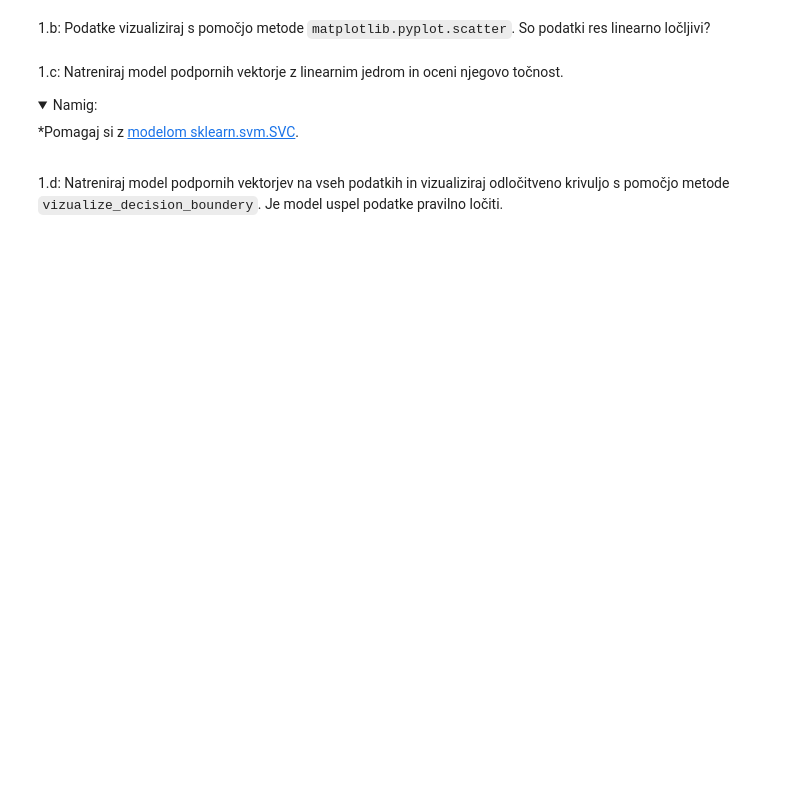
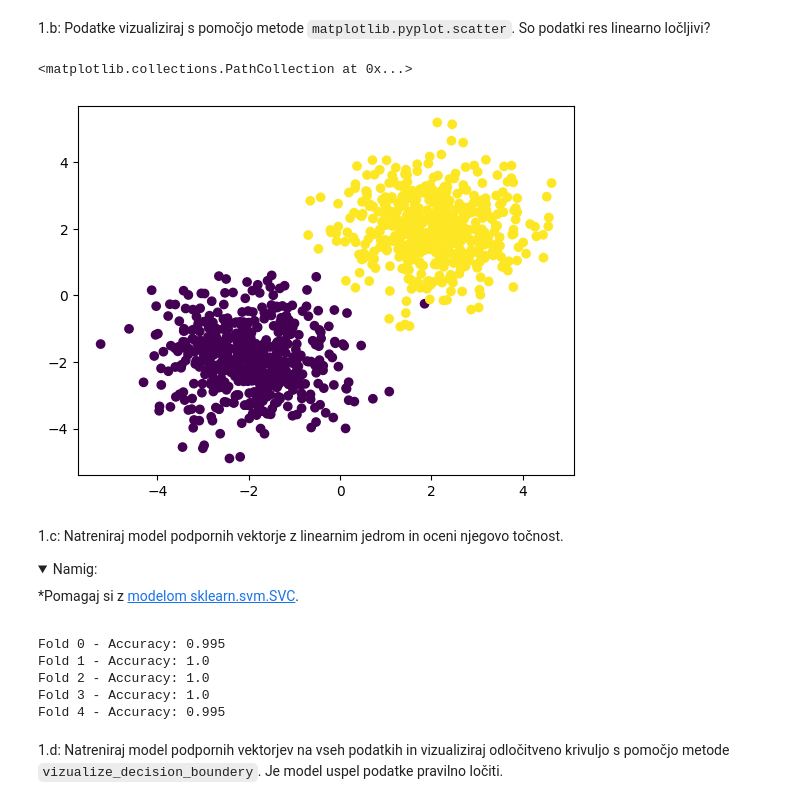
Before and after one commit to anejrozman/Machine-Learning-1, a Jupyter notebook: w5/vaje5.ipynb, the cells around one changed output. Cells and saved outputs as stored; diff of their text form; code cells hidden in the pictures; folded sections open; blank space fills up the shorter version.

```diff
--- a/w5/vaje5.ipynb
+++ b/w5/vaje5.ipynb
@@ -8,0 +10,9 @@ import matplotlib.pyplot as plt
+# %%
+np.random.seed(42)
+
+xCoord = np.concatenate([np.random.normal(-2, 1, 500), np.random.normal(2, 1, 500)])
+yCoord = np.concatenate([np.random.normal(-2, 1, 500), np.random.normal(2, 1, 500)])
+X = np.column_stack([xCoord, yCoord])
+y = np.concatenate([np.zeros(500), np.ones(500)])
+
+print(X)
@@ -9,5 +27,12 @@ import matplotlib.pyplot as plt
 # %% [markdown]
 1.b: Podatke vizualiziraj s pomočjo metode `matplotlib.pyplot.scatter`. So podatki res linearno ločljivi?
+# %%
+# Visualize data
+
+plt.scatter(x=xCoord, y=yCoord, c=y)
+# %% [output]
+<matplotlib.collections.PathCollection at 0x...>
+[figure, added]
 # %% [markdown]
 1.c: Natreniraj model podpornih vektorje z linearnim jedrom in oceni njegovo točnost.
 
@@ -17,6 +42,29 @@ import matplotlib.pyplot as plt
   *Pomagaj si z [modelom sklearn.svm.SVC](https://scikit-learn.org/stable/modules/generated/sklearn.svm.SVC.html).
 
 </details>
+# %%
+from sklearn.svm import SVC
+from sklearn.model_selection import KFold
+from sklearn.metrics import accuracy_score
+
+np.random.seed(42)
+
+# Create a support vector classifier
+svc = SVC(kernel='linear')
+
+# Train model and asses its accuracy with KFold
+kf = KFold(n_splits=5, shuffle=True)
+for i, (train_index, test_index) in enumerate(kf.split(X)):
+    X_train, X_test = X[train_index], X[test_index]
+    y_train, y_test = y[train_index], y[test_index]
+    svc.fit(X_train, y_train)
+    print(f'Fold {i} - Accuracy: {accuracy_score(y_test, svc.predict(X_test))}')
+# %% [output]
+Fold 0 - Accuracy: 0.995
+Fold 1 - Accuracy: 1.0
+Fold 2 - Accuracy: 1.0
+Fold 3 - Accuracy: 1.0
+Fold 4 - Accuracy: 0.995
 # %% [markdown]
 1.d: Natreniraj model podpornih vektorjev na vseh podatkih in vizualiziraj odločitveno krivuljo s pomočjo metode `vizualize_decision_boundery`. Je model uspel podatke pravilno ločiti.
 # %%
```
Also changed, not shown: parts of 15 cells of this notebook.
